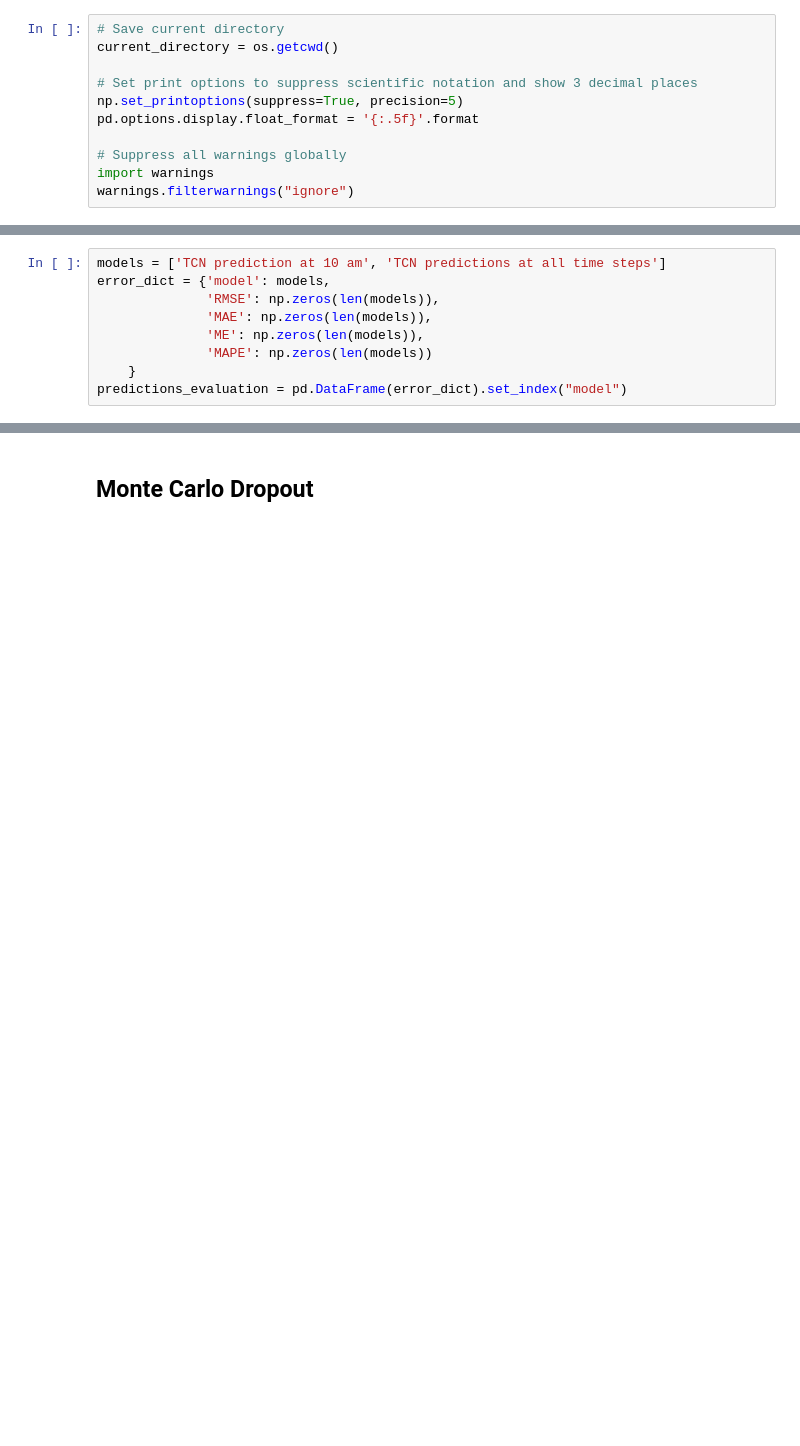
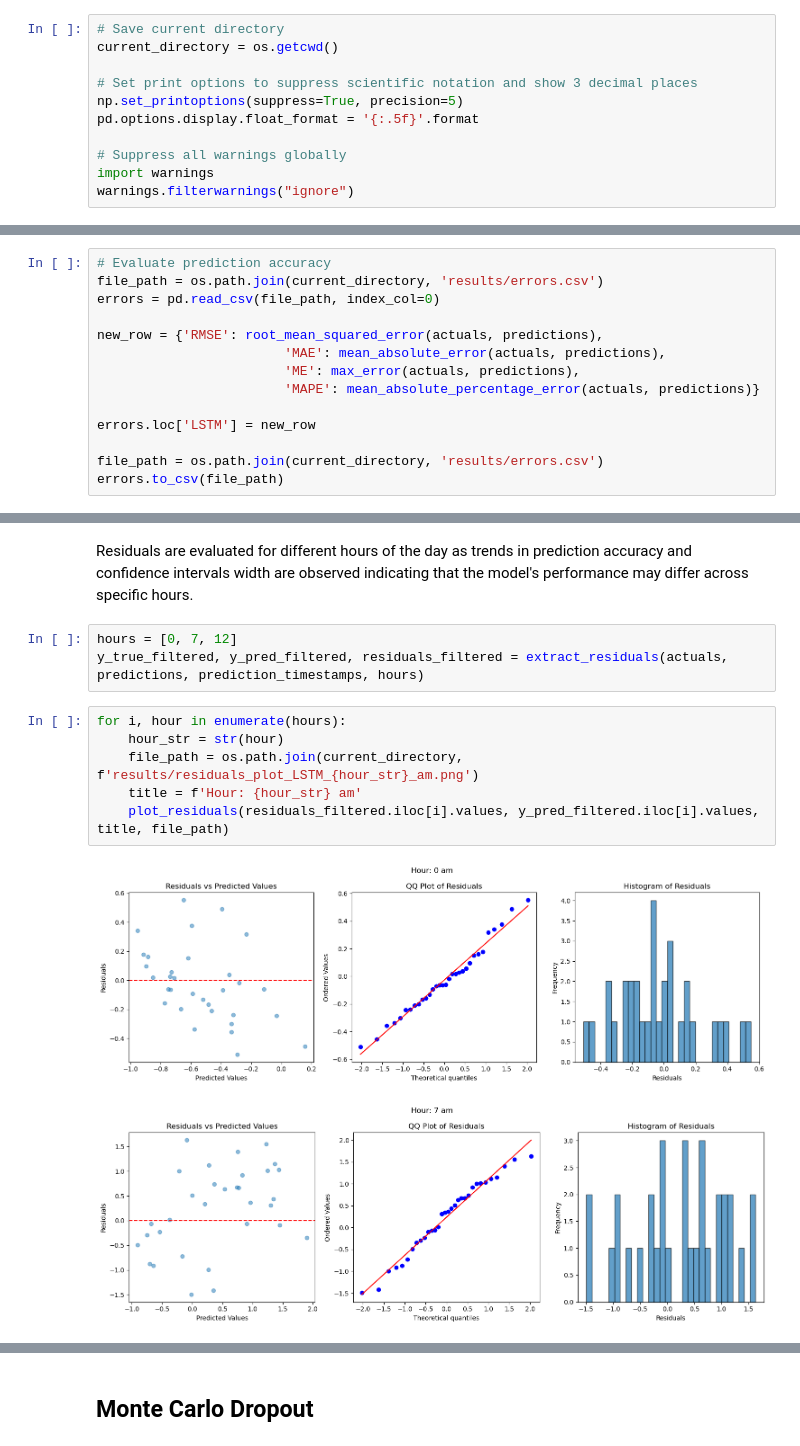
Before and after one commit to CS-433/ml-project-2-powerpredictors, a Jupyter notebook: LSTM.ipynb, the cells around one changed output, grey strips where cells are left out. Saved outputs shown, nothing was run; the diff lists cells and outputs as text; blank space fills up the shorter version.

```diff
--- a/LSTM.ipynb
+++ b/LSTM.ipynb
@@ -244,11 +360,16 @@ def mean_absolute_percentage_error(y_true, y_pred):
 # ME
 from sklearn.metrics import max_error
 # %%
-models = ['TCN prediction at 10 am', 'TCN predictions at all time steps']
-error_dict = {'model': models,
-              'RMSE': np.zeros(len(models)),
-              'MAE': np.zeros(len(models)),
-              'ME': np.zeros(len(models)),
-              'MAPE': np.zeros(len(models))
-    }
-predictions_evaluation = pd.DataFrame(error_dict).set_index("model")
+# Evaluate prediction accuracy
+file_path = os.path.join(current_directory, 'results/errors.csv')
+errors = pd.read_csv(file_path, index_col=0)
+
+new_row = {'RMSE': root_mean_squared_error(actuals, predictions),
+                        'MAE': mean_absolute_error(actuals, predictions),
+                        'ME': max_error(actuals, predictions),
+                        'MAPE': mean_absolute_percentage_error(actuals, predictions)}
+
+errors.loc['LSTM'] = new_row
+
+file_path = os.path.join(current_directory, 'results/errors.csv')
+errors.to_csv(file_path)
@@ -279,0 +400,14 @@ predictions_evaluation / np.max(predictions_evaluation, axis = 0)
+# %% [markdown]
+Residuals are evaluated for different hours of the day as trends in prediction accuracy and confidence intervals width are observed indicating that the model's performance may differ across specific hours.
+# %%
+hours = [0, 7, 12]
+y_true_filtered, y_pred_filtered, residuals_filtered = extract_residuals(actuals, predictions, prediction_timestamps, hours)
+# %%
+for i, hour in enumerate(hours):
+    hour_str = str(hour)
+    file_path = os.path.join(current_directory, f'results/residuals_plot_LSTM_{hour_str}_am.png')
+    title = f'Hour: {hour_str} am'
+    plot_residuals(residuals_filtered.iloc[i].values, y_pred_filtered.iloc[i].values, title, file_path)
+# %% [output]
+[figure, added]
+[figure, added]
```
Also changed, not shown: parts of 61 cells of this notebook, 29 other files.
